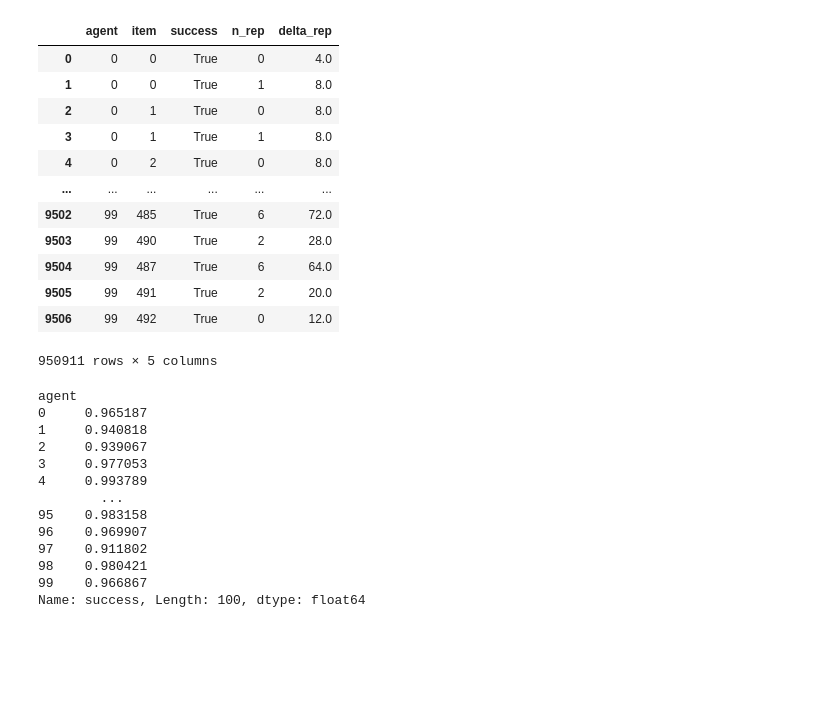
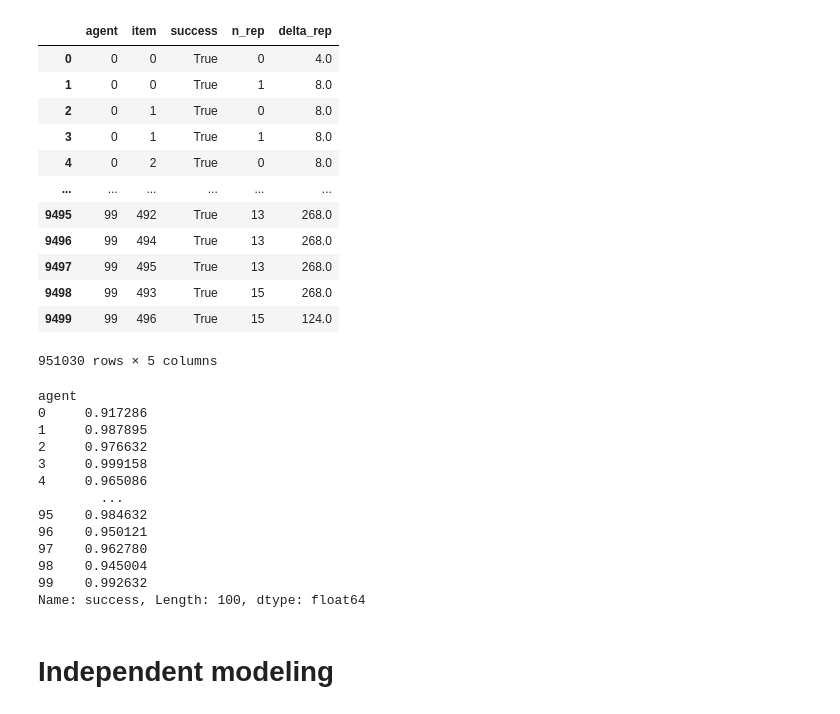
Before and after one commit to AurelienNioche/ActiveTeachingCollaborative, a Jupyter notebook: with_artificial_data.ipynb, the cells around one changed output. Drawn from its saved outputs; the diff is of its cells as text; code cells hidden in the pictures; blank space fills up the shorter version.

```diff
--- a/with_artificial_data.ipynb
+++ b/with_artificial_data.ipynb
@@ -78,9 +141,10 @@ time_per_iter = 4
 n_sec_day = 24 * 60**2
 n_ss = 100
 eval_ts = n_ss * n_sec_day
-review_ts = np.hstack([
-        np.arange(x, x + (ss_n_iter * time_per_iter), time_per_iter)
-        for x in np.arange(n_sec_day * n_ss, n_sec_day)])
+
+reviews_list = [np.arange(x, x + (ss_n_iter * time_per_iter), time_per_iter)
+                for x in np.arange(n_sec_day * n_ss, step=n_sec_day)]
+review_ts = np.hstack(reviews_list)
 # %%
 def run(param, agent=0, c=1e-05):
     bkp = []
@@ -280,42 +350,44 @@ ax.plot(x_th, y_th, color='C0', label="theoretical distribution", ls='-')
 # %%
 r = []
-for i, pr in enumerate(param):
+for i, pr in tqdm(enumerate(param), total=len(param)):
     r.append(run(pr, agent=i))
 
 df = pd.concat(r)
 df
 # %% [output]
 |  | agent | item | success | n_rep | delta_rep |
 | 0 | 0 | 0 | True | 0 | 4.0 |
 | 1 | 0 | 0 | True | 1 | 8.0 |
 | 2 | 0 | 1 | True | 0 | 8.0 |
 | 3 | 0 | 1 | True | 1 | 8.0 |
 | 4 | 0 | 2 | True | 0 | 8.0 |
 | ... | ... | ... | ... | ... | ... |
-| 9502 | 99 | 485 | True | 6 | 72.0 |
-| 9503 | 99 | 490 | True | 2 | 28.0 |
-| 9504 | 99 | 487 | True | 6 | 64.0 |
-| 9505 | 99 | 491 | True | 2 | 20.0 |
-| 9506 | 99 | 492 | True | 0 | 12.0 |
+| 9495 | 99 | 492 | True | 13 | 268.0 |
+| 9496 | 99 | 494 | True | 13 | 268.0 |
+| 9497 | 99 | 495 | True | 13 | 268.0 |
+| 9498 | 99 | 493 | True | 15 | 268.0 |
+| 9499 | 99 | 496 | True | 15 | 124.0 |
-950911 rows × 5 columns
+951030 rows × 5 columns
 # %%
 df.groupby("agent")["success"].mean()
 # %% [output]
 agent
-0     0.965187
-1     0.940818
-2     0.939067
-3     0.977053
-4     0.993789
+0     0.917286
+1     0.987895
+2     0.976632
+3     0.999158
+4     0.965086
         ...
-95    0.983158
-96    0.969907
-97    0.911802
-98    0.980421
-99    0.966867
+95    0.984632
+96    0.950121
+97    0.962780
+98    0.945004
+99    0.992632
 Name: success, Length: 100, dtype: float64
 # %%
 eps = np.finfo(float).eps
+# %% [markdown]
+# Independent modeling
 # %%
 with pm.Model() as model:
 
```
Also changed, not shown: parts of 26 cells of this notebook.
